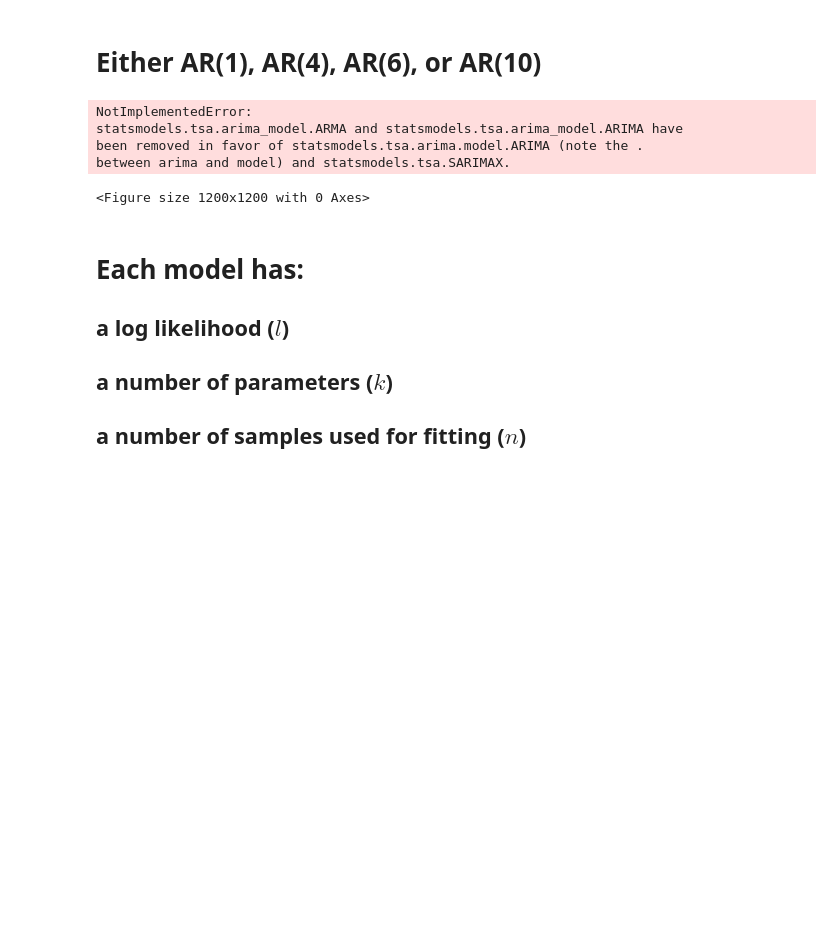
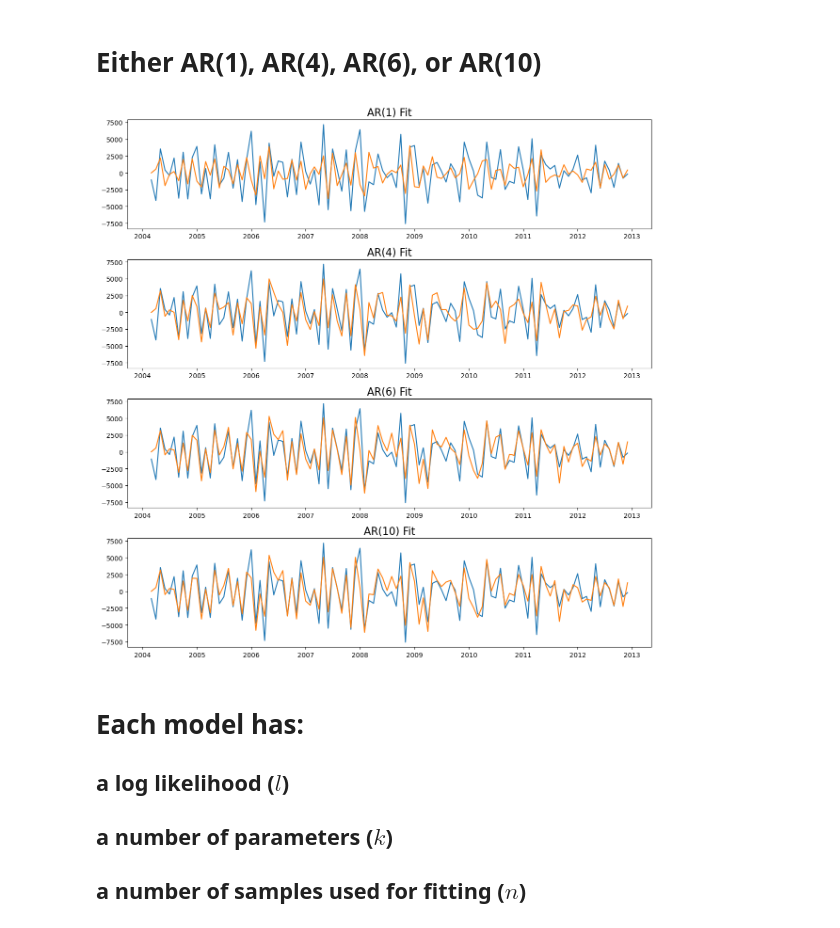
Before and after one commit to SalK91/time_series_101, a Jupyter notebook: 7_model_selection.ipynb, the cells around one changed output. Drawn from its saved outputs; the diff is of its cells as text; code cells hidden in the pictures; blank space fills up the shorter version.

```diff
--- a/7_model_selection.ipynb
+++ b/7_model_selection.ipynb
@@ -43,27 +43,23 @@ plt.show()
 # %%
 plt.figure(figsize=(12,12))
 
 ar_orders = [1, 4, 6, 10]
 fitted_model_dict = {}
 
 for idx, ar_order in enumerate(ar_orders):
 
     #create AR(p) model
-    ar_model = ARMA(series, order=(ar_order,0))
+    ar_model = ARIMA(series, order=(ar_order,0,0))
     ar_model_fit = ar_model.fit()
     fitted_model_dict[ar_order] = ar_model_fit
     plt.subplot(4,1,idx+1)
     plt.plot(series)
     plt.plot(ar_model_fit.fittedvalues)
     plt.title('AR(%s) Fit'%ar_order, fontsize=16)
 
 plt.tight_layout()
 # %% [output]
-NotImplementedError:
-statsmodels.tsa.arima_model.ARMA and statsmodels.tsa.arima_model.ARIMA have
-been removed in favor of statsmodels.tsa.arima.model.ARIMA (note the .
-between arima and model) and statsmodels.tsa.SARIMAX.
-<Figure size 1200x1200 with 0 Axes>
+[figure, added]
 # %% [markdown]
 # Each model has:
 
```
Also changed, not shown: parts of 3 cells of this notebook, 1 other file.
